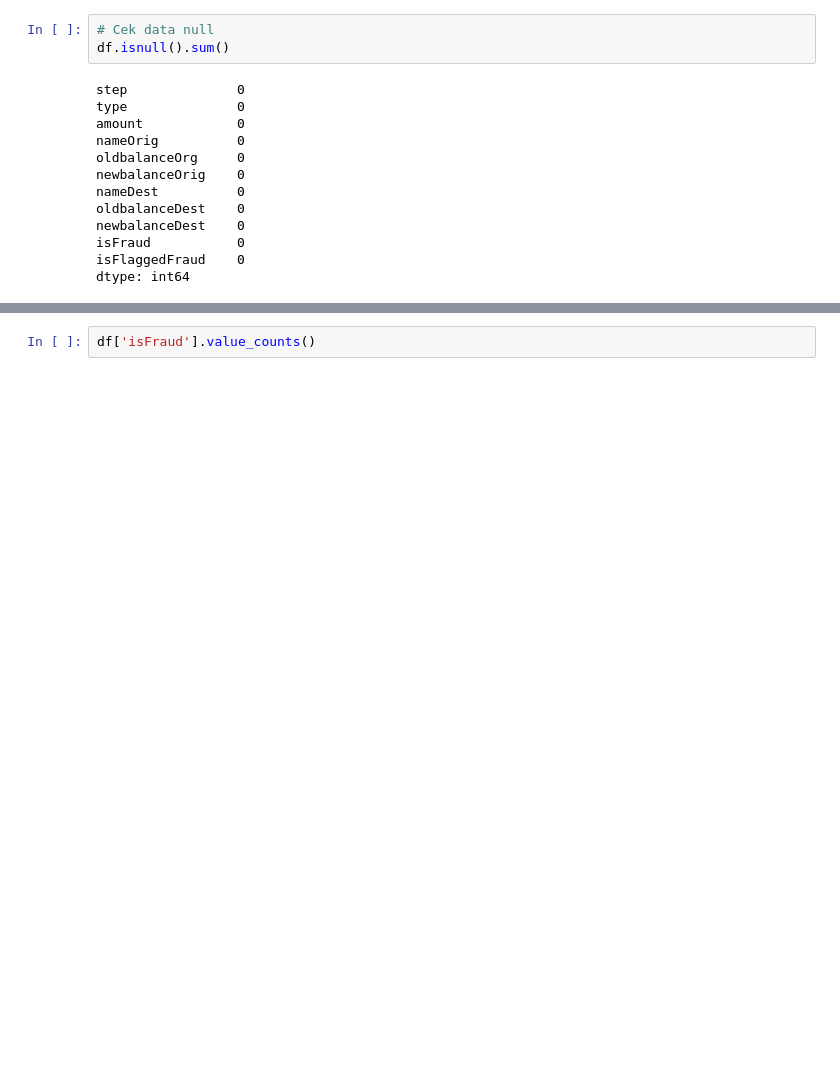
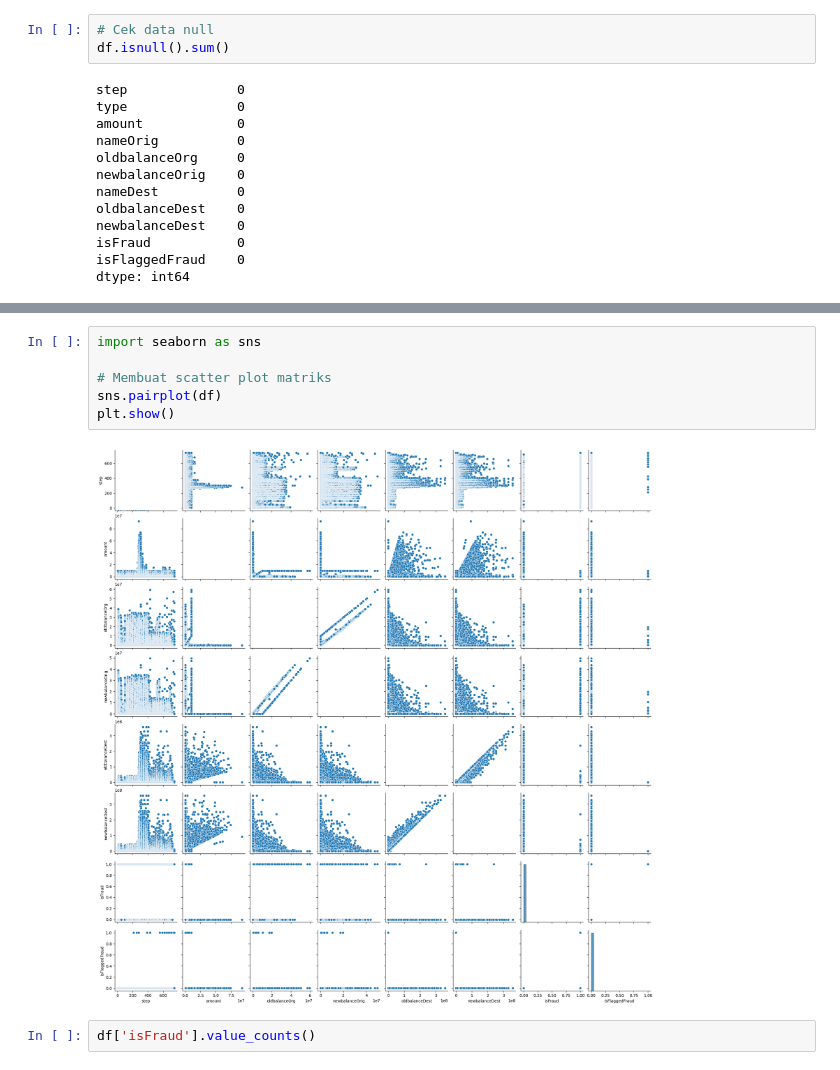
Before and after one commit to azizriza1210/fraud_detection, a Jupyter notebook: fraud.ipynb, the cells around one changed output, grey strips where cells are left out. Drawn from its saved outputs; the diff is of its cells as text; blank space fills up the shorter version.

```diff
--- a/fraud.ipynb
+++ b/fraud.ipynb
@@ -70,3 +103,11 @@ dtype: int64
+# %%
+import seaborn as sns
+
+# Membuat scatter plot matriks
+sns.pairplot(df)
+plt.show()
+# %% [output]
+[figure, added]
 # %%
 df['isFraud'].value_counts()
 # %% [output]
```
Also changed, not shown: parts of 15 cells of this notebook, 11 other files.
